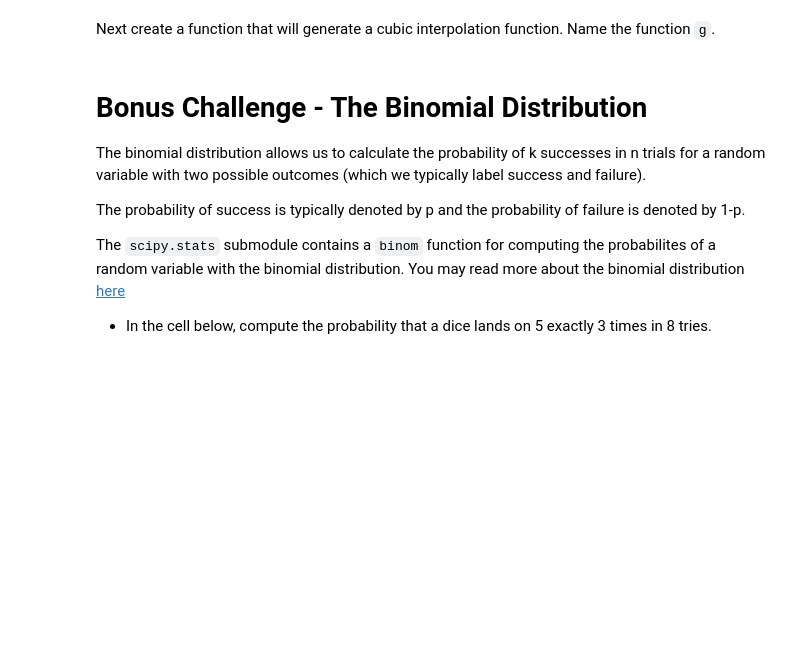
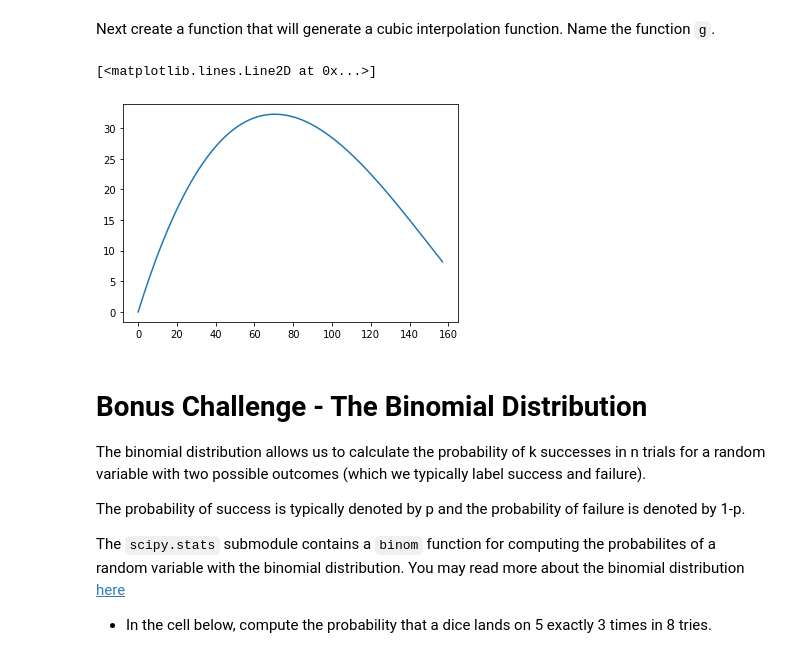
Before and after one commit to ironhack-datalabs/dataV2-labs, a Jupyter notebook: module-2/Intro-Scipy/your-code/main.ipynb, the cells around one changed output. Cells and saved outputs as stored; diff of their text form; code cells hidden in the pictures; blank space fills up the shorter version.

```diff
--- a/module-2/Intro-Scipy/your-code/main.ipynb
+++ b/module-2/Intro-Scipy/your-code/main.ipynb
@@ -41,6 +82,7 @@ Let's perform Fisher's exact test on our KickStarter data. We intend to test the
 Next, create a column that checks whether the currency of the project is in US Dollars. Create a column called `usd` using the `np.where` function where if the currency is US Dollars, assign a value of 1 to the row and 0 otherwise.
 # %%
 # Your code here:
+kickstarter["usd"] = np.where(kickstarter["currency"]=="USD",1,0)
 # %% [markdown]
 Now create a contingency table using the `pd.crosstab` function in the cell below to compare the `goal_met` and `usd` columns.
 # %% [markdown]
@@ -55,5 +110,7 @@ This submodule allows us to interpolate between two points and create a continuo
 In the cell below, import the `interp1d` function and first take a sample of 10 rows from `kickstarter`.
 # %%
 # Your code here:
+from scipy import interpolate
+sample_kick = kickstarter.sample(n=10)
 # %% [markdown]
 Next, create a linear interpolation of the backers as a function of `usd_pledged_real`. Create a function `f` that generates a linear interpolation of backers as predicted by the amount of real pledged dollars.
@@ -62,9 +117,16 @@ Next, create a linear interpolation of the backers as a function of `usd_pledged
+# %%
+# Your code here:
+x = sample_kick["usd_pledged_real"]
+y = sample_kick["backers"]
+
+f = interpolate.interp1d(x, y)
 # %% [markdown]
 Now create a new variable called `x_new`. This variable will contain all integers between the minimum number of backers in our sample and the maximum number of backers. The goal here is to take the dataset that contains few obeservations due to sampling and fill all observations with a value using the interpolation function.
 
 Hint: one option is the `np.arange` function.
 # %%
 # Your code here:
+x_new = np.arange(sample_kick["backers"].min(),sample_kick["backers"].max())
 # %% [markdown]
 Plot function f for all values of `x_new`. Run the code below.
 # %%
@@ -81,7 +144,11 @@ Next create a function that will generate a cubic interpolation function. Name t
 # %%
-# Run this code:
+# Your code here:
+g = interpolate.interp1d(x, y, kind="cubic")
 
 plt.plot(x_new, g(x_new))
+# %% [output]
+[<matplotlib.lines.Line2D at 0x...>]
+[figure, added]
 # %% [markdown]
 # Bonus Challenge - The Binomial Distribution
 
```
Also changed, not shown: parts of 15 cells of this notebook, 4 other files.
